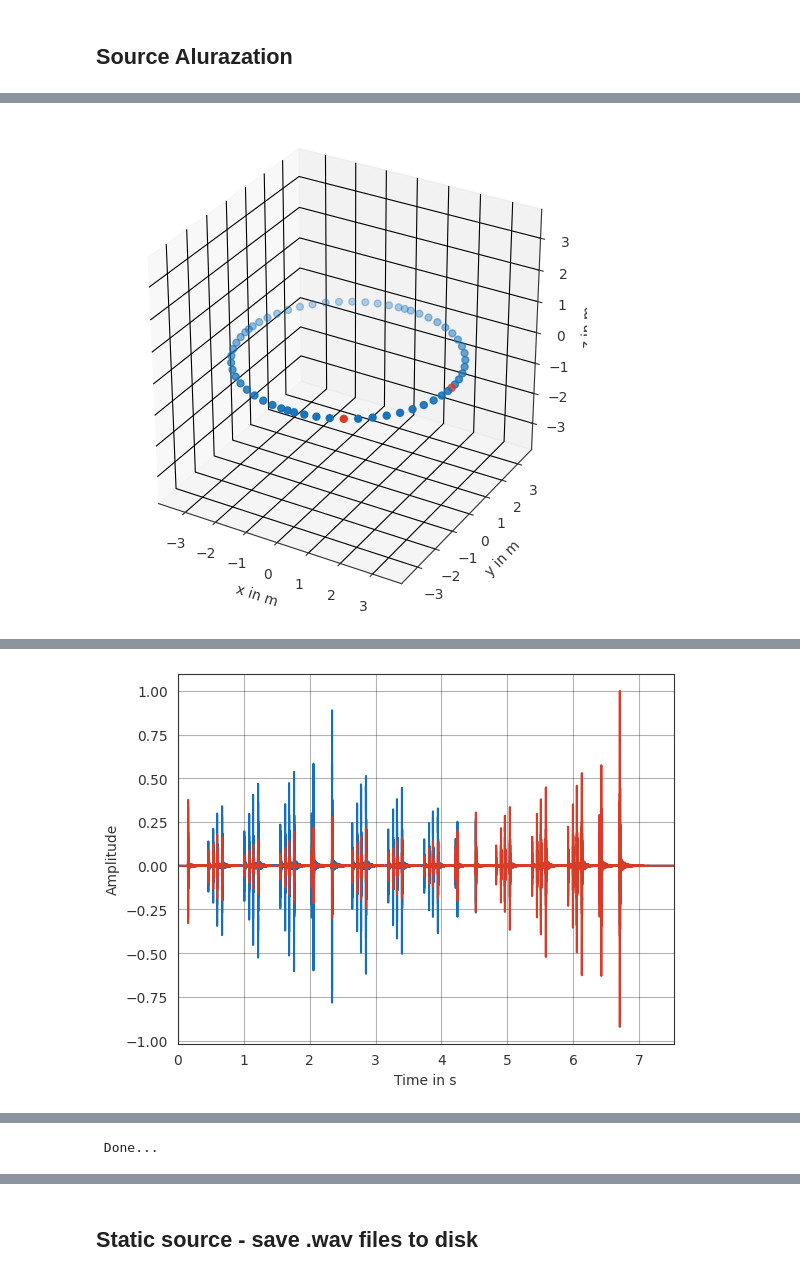
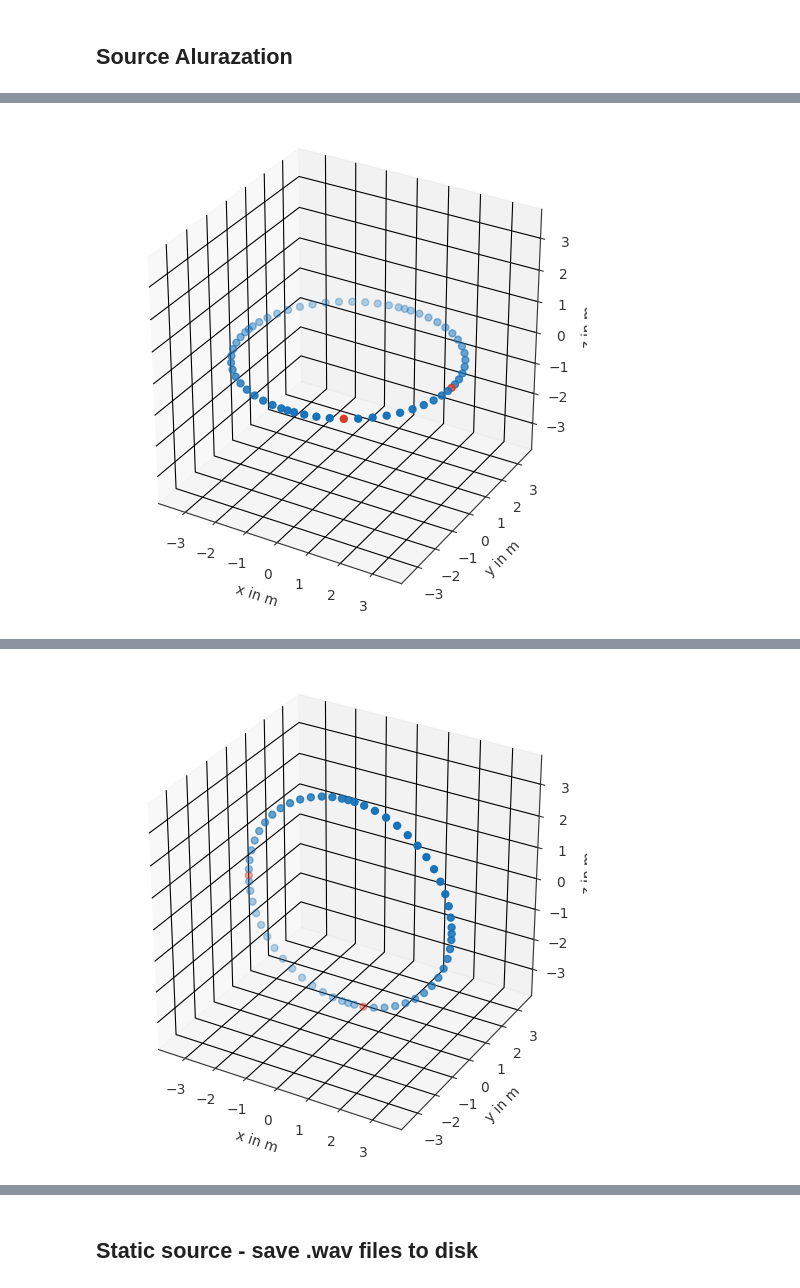
Before and after one commit to OrBerebi/TUB-BGU-colab, a Jupyter notebook: PyTorch/main.ipynb, the cells around one changed output, grey strips where cells are left out. Saved outputs shown, nothing was run; the diff lists cells and outputs as text; code cells hidden in the pictures.

```diff
--- a/PyTorch/main.ipynb
+++ b/PyTorch/main.ipynb
@@ -87,3 +122,18 @@ Finished Training
+# %%
+foo = results_save_path_data+filename
+with open(foo, 'rb') as f:
+    loaded_dict = pickle.load(f)
+
+Hnm_imls       = loaded_dict["Hnm_imls"]
+Hnm_mls        = loaded_dict["Hnm_mls"]
+Hnm_high       = loaded_dict["Hnm_high"]
+Y_high_az      = loaded_dict["Y_high_az"]
+Y_low_az       = loaded_dict["Y_low_az"]
+Y_high_lebedev = loaded_dict["Y_high_lebedev"]
+Y_low_lebedev  = loaded_dict["Y_low_lebedev"]
+fs             = loaded_dict["fs"]
+omega          = loaded_dict["omega"]
+omega_az       = loaded_dict["omega_az"]
 # %%
 # This one works well, don't touch
 
@@ -114,7 +164,7 @@ def print_loading_bar(progress,ang):
 def gen_source_alurazation(angles,az_el_flag,Hnm,Ynm,Omega,dry_sig_path,save_path,save_name,fs):
     bp = [20, 20e3]
     dry_sig    = pf.io.read_audio(dry_sig_path)
-    HRIR       = f.spatial_interpolation(Hnm,Ynm,True).cpu().numpy()
+    HRIR       = funk.spatial_interpolation(Hnm,Ynm,True).cpu().numpy()
     HRIR       = np.transpose(HRIR,[0,2,1])
     HRIR_pf    = pf.Signal(HRIR, fs)
     HRIR_pf    = pf.dsp.filter.butterworth(HRIR_pf, 8, bp, btype='bandpass')
@@ -164,6 +214,7 @@ def gen_source_alurazation(angles,az_el_flag,Hnm,Ynm,Omega,dry_sig_path,save_pat
 
 
     coardinate_new_plane.show(index)
+    plt.show()
     num_of_HRIRs = index[0][1] - index[0][0] +1
 
 
@@ -255,29 +306,60 @@ def gen_source_alurazation(angles,az_el_flag,Hnm,Ynm,Omega,dry_sig_path,save_pat
     print("\n Done...\n\n")
 
 
+
+
 radius = 3.25
 # Create the third column with a constant value of 3.25
 radius = np.full((omega.shape[0],1), radius)
 # Stack the original matrix with the constant column horizontally
 new_omega = np.hstack((omega, radius))
 
-save_data_path = os.path.join(base_dir, "PyTorch", "results", "24_04_24-new-alur-func")
-dry_sig_path = os.path.join(base_dir, "dry_signals", "casta.wav")
+save_data_path = os.path.join(results_save_path, "Auralization")
+dry_sig_name = "casta.wav"
+save_data_path =  os.path.join(save_data_path, dry_sig_name.split(".")[0])
+dry_sig_path = os.path.join(base_dir, "dry_signals", dry_sig_name)
 
 median_flag = False # the median of lateral plane flag, if True then median of false then lateral
 
+if median_flag:
+    save_data_path_aura =  os.path.join(save_data_path, "Median_Plane")
+else:
+    save_data_path_aura =  os.path.join(save_data_path, "Horizontal_Plane")
 #srat_stop_angles = np.atleast_2d(np.array([-80,180])).T; # if lateral then 0:360 where 90 is the left ear, if madian the use polar -90:270 where 0 is front and -90 is down, 90 is up and 180 is back
 srat_stop_angles = np.atleast_2d(np.array([0,300])).T; # if lateral then 0:360 where 90 is the left ear, if madian the use polar -90:270 where 0 is front and -90 is down, 90 is up and 180 is back
 
-if not os.path.isdir(save_data_path):
-        os.makedirs(save_data_path)
+if not os.path.isdir(save_data_path_aura):
+        os.makedirs(save_data_path_aura)
 
-save_name = "HOA_reference_az"
-gen_source_alurazation(srat_stop_angles,median_flag,Hnm_high,Y_high_lebedev,new_omega,dry_sig_path,save_data_path,save_name,fs)
+save_name = "HOA_reference"
+gen_source_alurazation(srat_stop_angles,median_flag,Hnm_high,Y_high_lebedev,new_omega,dry_sig_path,save_data_path_aura,save_name,fs)
 
-save_name = "iMagLS_az"
-gen_source_alurazation(srat_stop_angles,median_flag,Hnm_imls,Y_low_lebedev,new_omega,dry_sig_path,save_data_path,save_name,fs)
+save_name = "iMagLS"
+gen_source_alurazation(srat_stop_angles,median_flag,Hnm_imls,Y_low_lebedev,new_omega,dry_sig_path,save_data_path_aura,save_name,fs)
 
-save_name = "MagLS_az"
-gen_source_alurazation(srat_stop_angles,median_flag,Hnm_mls,Y_low_lebedev,new_omega,dry_sig_path,save_data_path,save_name,fs)
+save_name = "MagLS"
+gen_source_alurazation(srat_stop_angles,median_flag,Hnm_mls,Y_low_lebedev,new_omega,dry_sig_path,save_data_path_aura,save_name,fs)
+
+
+
+median_flag = True # the median of lateral plane flag, if True then median of false then lateral
+
+if median_flag:
+    save_data_path_aura =  os.path.join(save_data_path, "Median_Plane")
+else:
+    save_data_path_aura =  os.path.join(save_data_path, "Lateral_Plane")
+srat_stop_angles = np.atleast_2d(np.array([-80,180])).T; # if lateral then 0:360 where 90 is the left ear, if madian the use polar -90:270 where 0 is front and -90 is down, 90 is up and 180 is back
+#srat_stop_angles = np.atleast_2d(np.array([0,300])).T; # if lateral then 0:360 where 90 is the left ear, if madian the use polar -90:270 where 0 is front and -90 is down, 90 is up and 180 is back
+
+if not os.path.isdir(save_data_path_aura):
+        os.makedirs(save_data_path_aura)
+
+save_name = "HOA_reference"
+gen_source_alurazation(srat_stop_angles,median_flag,Hnm_high,Y_high_lebedev,new_omega,dry_sig_path,save_data_path_aura,save_name,fs)
+
+save_name = "iMagLS"
+gen_source_alurazation(srat_stop_angles,median_flag,Hnm_imls,Y_low_lebedev,new_omega,dry_sig_path,save_data_path_aura,save_name,fs)
+
+save_name = "MagLS"
+gen_source_alurazation(srat_stop_angles,median_flag,Hnm_mls,Y_low_lebedev,new_omega,dry_sig_path,save_data_path_aura,save_name,fs)
 # %% [output]
@@ -312 +408 @@ num of sampels in each frame:  13865  [samples]
-[figure, old version]
+[figure, new version]
@@ -329 +436,0 @@ num of sampels in each frame:  13865  [samples]
- Done...
```
Also changed, not shown: parts of 10 cells of this notebook, 46 other files.
